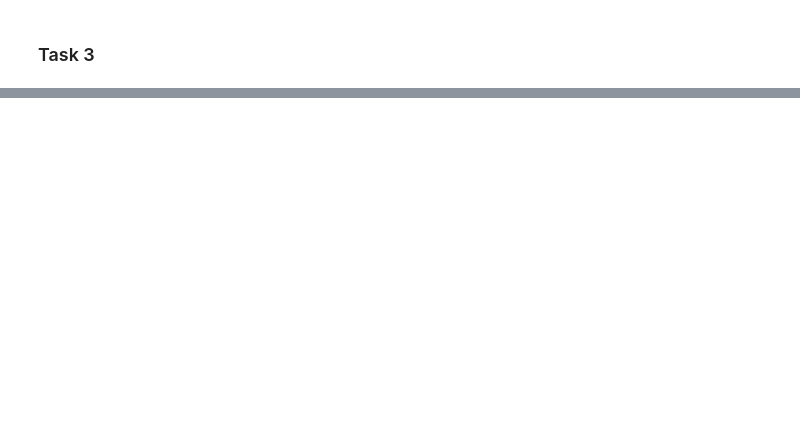
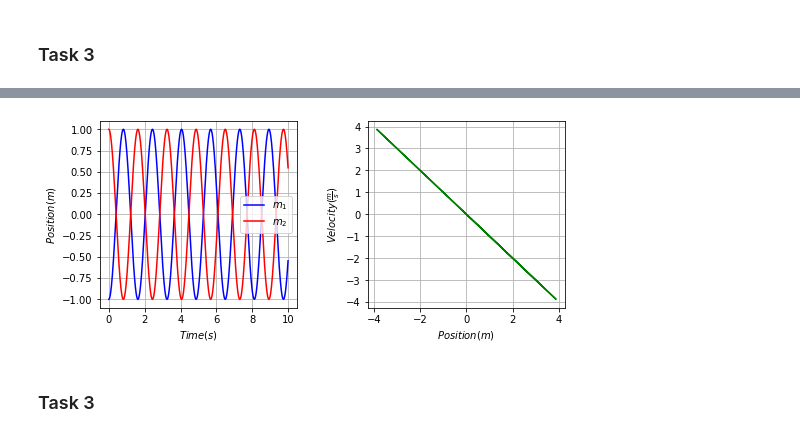
Before and after one commit to deemp/Innopolis, a Jupyter notebook: Lab1.ipynb, the cells around one changed output, grey strips where cells are left out. Cells and saved outputs as stored; diff of their text form; code cells hidden in the pictures; blank space fills up the shorter version.

```diff
--- a/Lab1.ipynb
+++ b/Lab1.ipynb
@@ -160,0 +229,10 @@ plot_sol(
+# %%
+# delta x1,delta x2, x1_dot, x2_dot
+x0 = [0, 0, -1, 1]
+k = 200
+m1 = 40
+m2 = 40
+
+ti = 0
+tf = 10
+t = np.arange(ti, tf, increment)
@@ -160,0 +274,32 @@ plot_sol(
+# %%
+solver = double_masses
+sol = solve_list([[solver, {}]])
+# %%
+plot_sol(
+    [
+        {
+            "xlabel": "Time (s)",
+            "ylabel": "Position (m)",
+            "x": t,
+            "graphs": [
+                {"y": sol[0][:, 2], "color": "b", "label": "m_1"},
+                {"y": sol[0][:, 3], "color": "r", "label": "m_2"},
+            ],
+        },
+        {
+            "x": sol[0][:, 0],
+            "xlabel": "Position (m)",
+            "ylabel": "Velocity (\\frac{m}{s})",
+            "graphs": [
+                {
+                    "color": "g",
+                    "y": sol[0][:, 1],
+                }
+            ],
+        },
+    ]
+)
+# %% [output]
+[figure, added]
+# %% [markdown]
+### Task 3
```
Also changed, not shown: parts of 20 cells of this notebook.
